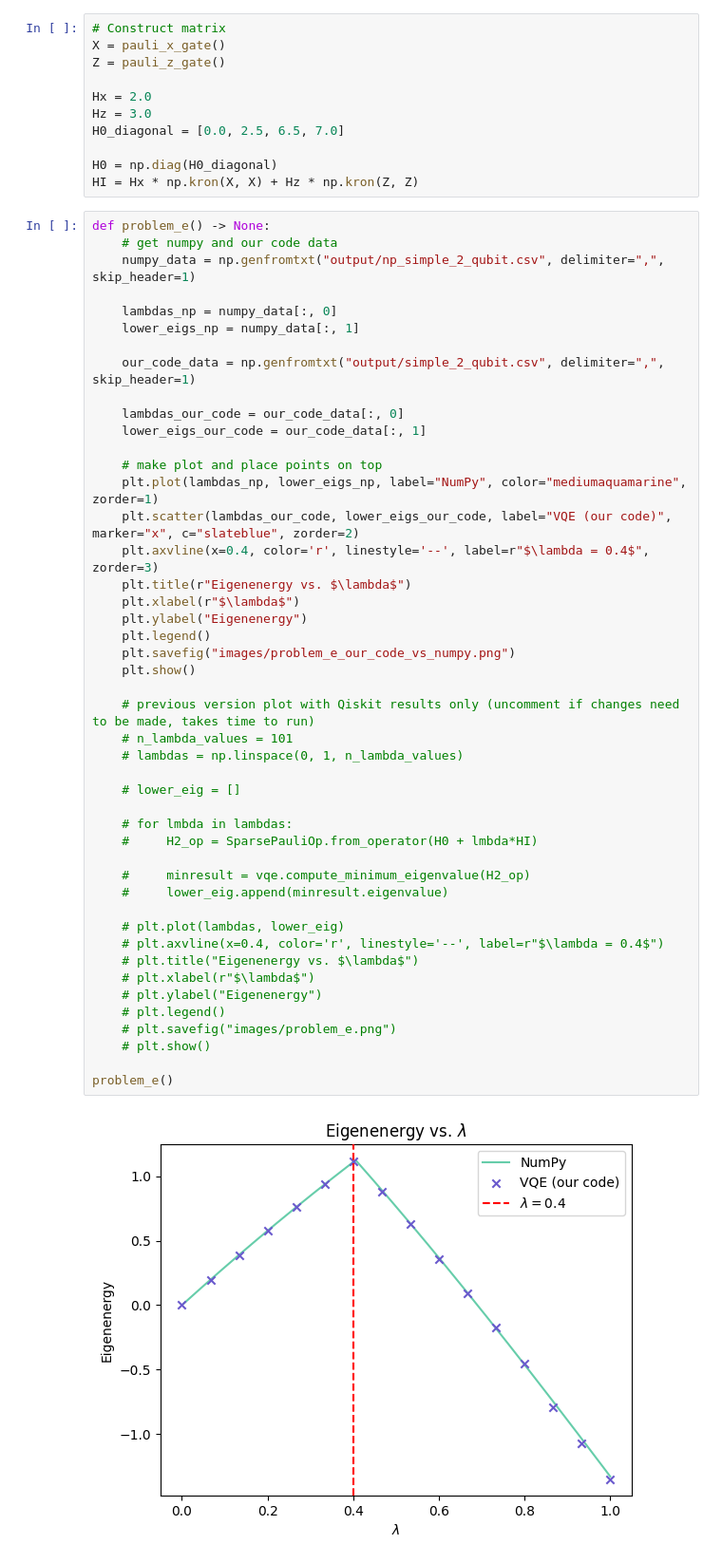
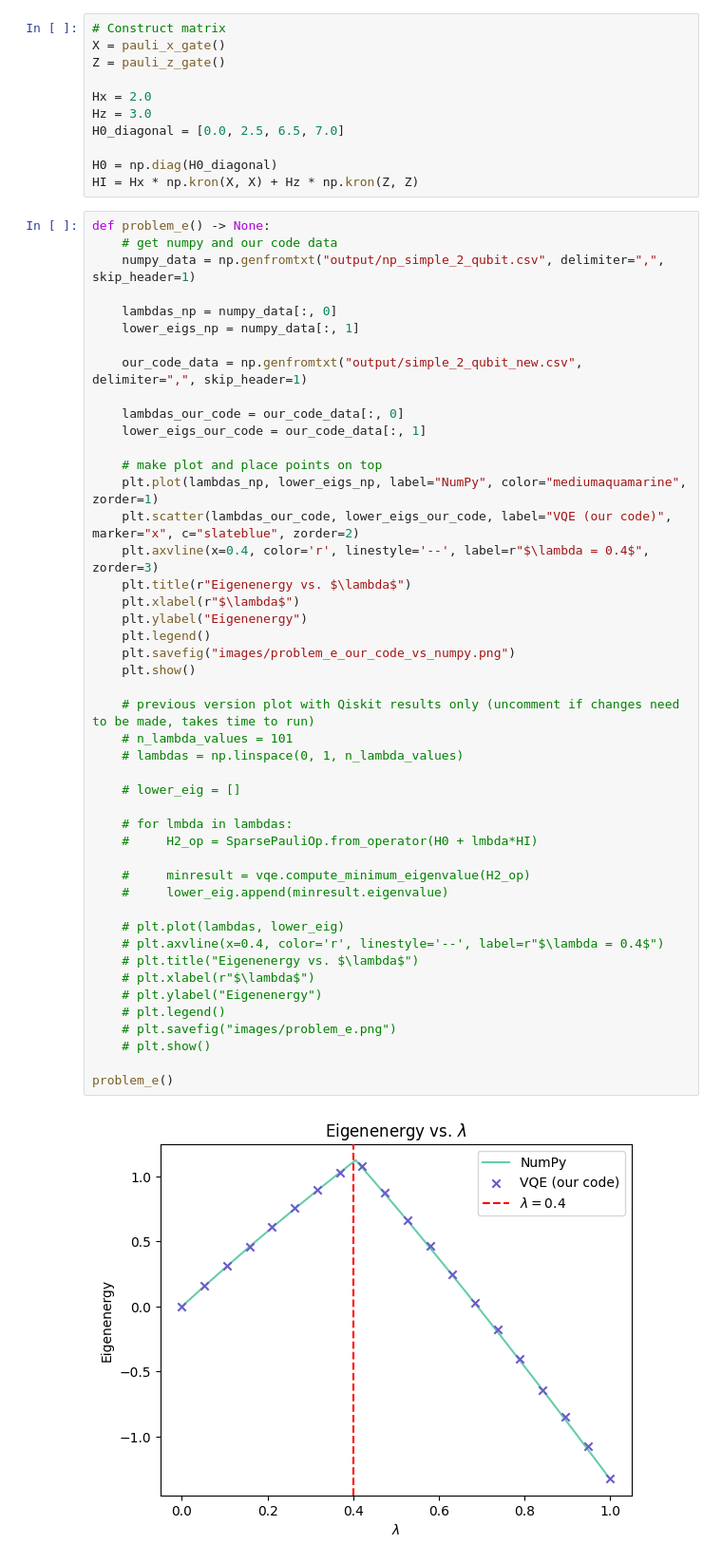
Before and after one commit to carlfre/fys5419-project-1, a Jupyter notebook: problem_e.ipynb, the cells around one changed output. Shown: that part at 95% size. Cells and saved outputs as stored; diff of their text form.

```diff
--- a/problem_e.ipynb
+++ b/problem_e.ipynb
@@ -34,7 +34,7 @@ def problem_e() -> None:
     lambdas_np = numpy_data[:, 0]
     lower_eigs_np = numpy_data[:, 1]
 
-    our_code_data = np.genfromtxt("output/simple_2_qubit.csv", delimiter=",", skip_header=1)
+    our_code_data = np.genfromtxt("output/simple_2_qubit_new.csv", delimiter=",", skip_header=1)
 
     lambdas_our_code = our_code_data[:, 0]
     lower_eigs_our_code = our_code_data[:, 1]
@@ -46,31 +46,31 @@ def problem_e() -> None:
     plt.title(r"Eigenenergy vs. $\lambda$")
     plt.xlabel(r"$\lambda$")
     plt.ylabel("Eigenenergy")
     plt.legend()
     plt.savefig("images/problem_e_our_code_vs_numpy.png")
     plt.show()
 
     # previous version plot with Qiskit results only (uncomment if changes need to be made, takes time to run)
     # n_lambda_values = 101
     # lambdas = np.linspace(0, 1, n_lambda_values)
 
     # lower_eig = []
 
     # for lmbda in lambdas:
     #     H2_op = SparsePauliOp.from_operator(H0 + lmbda*HI)
 
     #     minresult = vqe.compute_minimum_eigenvalue(H2_op)
     #     lower_eig.append(minresult.eigenvalue)
 
     # plt.plot(lambdas, lower_eig)
     # plt.axvline(x=0.4, color='r', linestyle='--', label=r"$\lambda = 0.4$")
     # plt.title("Eigenenergy vs. $\lambda$")
     # plt.xlabel(r"$\lambda$")
     # plt.ylabel("Eigenenergy")
     # plt.legend()
     # plt.savefig("images/problem_e.png")
     # plt.show()
 
 problem_e()
 # %% [output]
-[figure, old version]
+[figure, new version]
```
Also changed, not shown: 11 other files.
